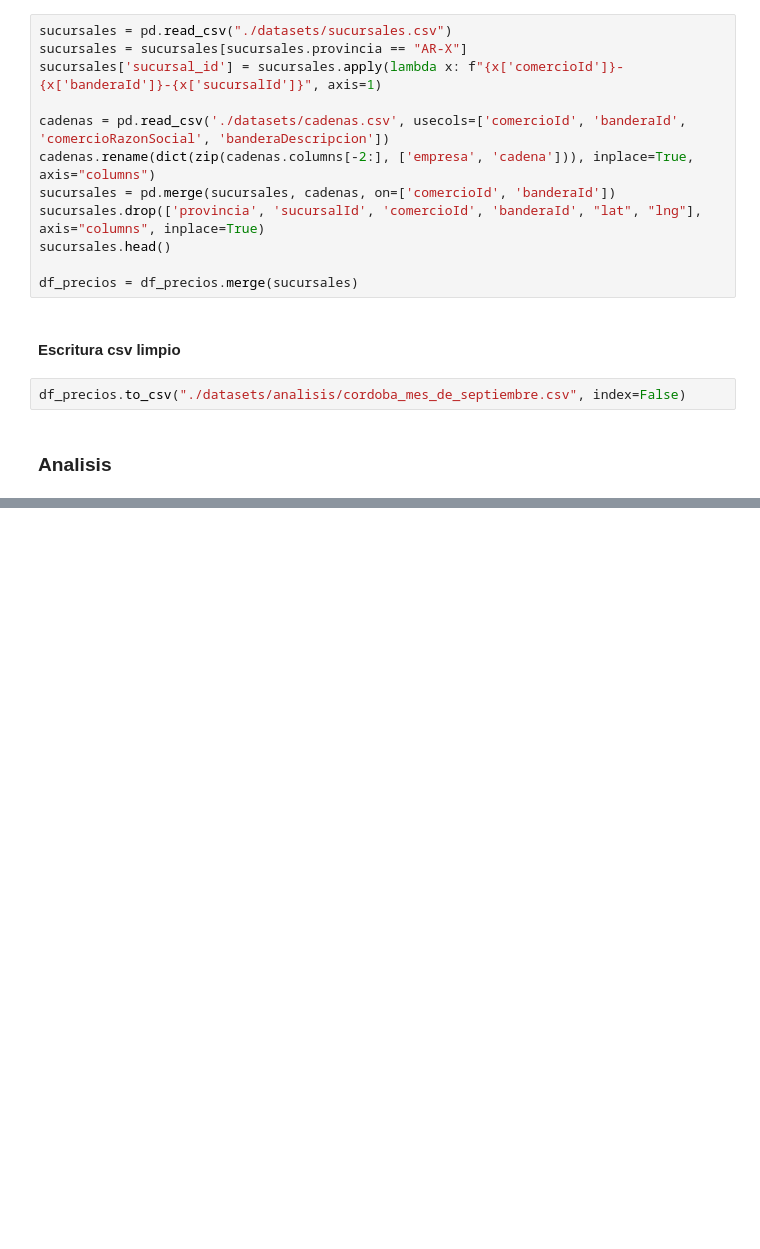
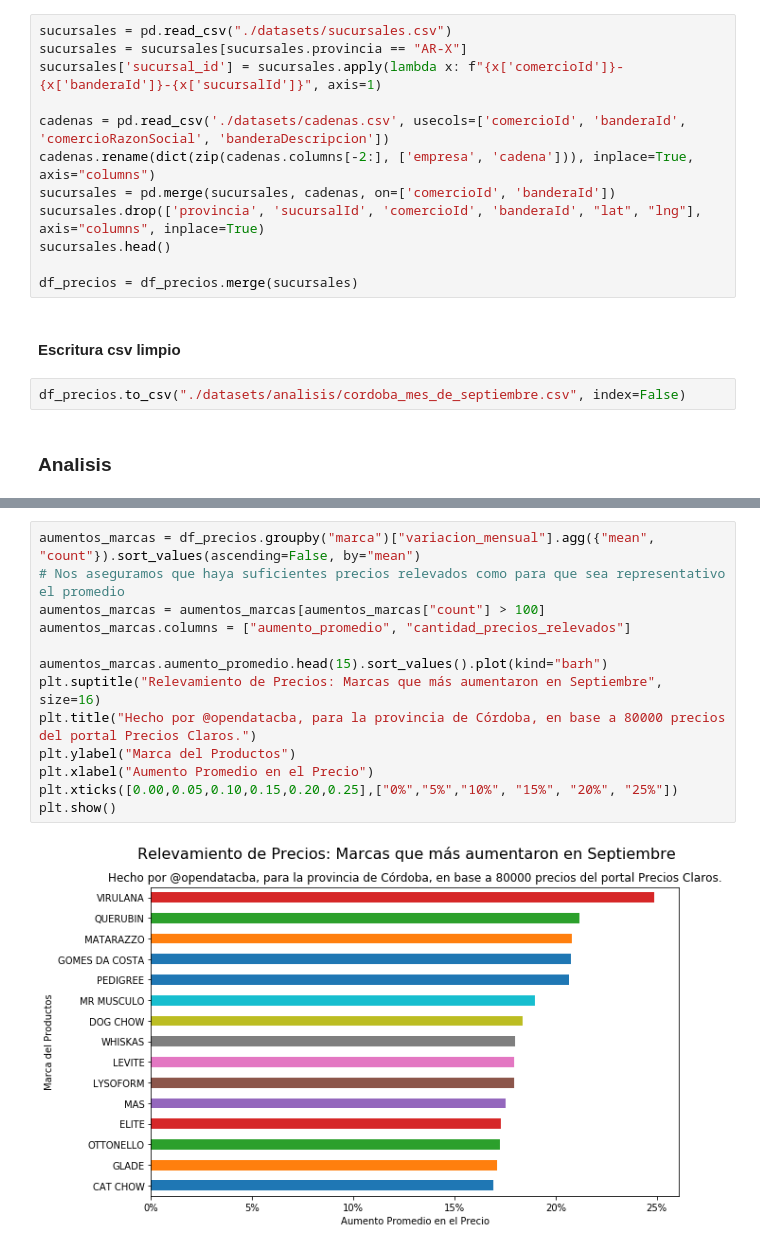
Before and after one commit to mgaitan/datasets_preciosclaros, a Jupyter notebook: Analisis mes de Septiembre.ipynb, the cells around one changed output, grey strips where cells are left out. Saved outputs shown, nothing was run; the diff lists cells and outputs as text; blank space fills up the shorter version.

```diff
--- a/Analisis mes de Septiembre.ipynb
+++ b/Analisis mes de Septiembre.ipynb
@@ -109,0 +122,15 @@ plt.show()
+# %%
+aumentos_marcas = df_precios.groupby("marca")["variacion_mensual"].agg({"mean", "count"}).sort_values(ascending=False, by="mean")
+# Nos aseguramos que haya suficientes precios relevados como para que sea representativo el promedio
+aumentos_marcas = aumentos_marcas[aumentos_marcas["count"] > 100]
+aumentos_marcas.columns = ["aumento_promedio", "cantidad_precios_relevados"]
+
+aumentos_marcas.aumento_promedio.head(15).sort_values().plot(kind="barh")
+plt.suptitle("Relevamiento de Precios: Marcas que más aumentaron en Septiembre", size=16)
+plt.title("Hecho por @opendatacba, para la provincia de Córdoba, en base a 80000 precios del portal Precios Claros.")
+plt.ylabel("Marca del Productos")
+plt.xlabel("Aumento Promedio en el Precio")
+plt.xticks([0.00,0.05,0.10,0.15,0.20,0.25],["0%","5%","10%", "15%", "20%", "25%"])
+plt.show()
+# %% [output]
+[figure, added]
```
Also changed, not shown: parts of 7 cells of this notebook.
